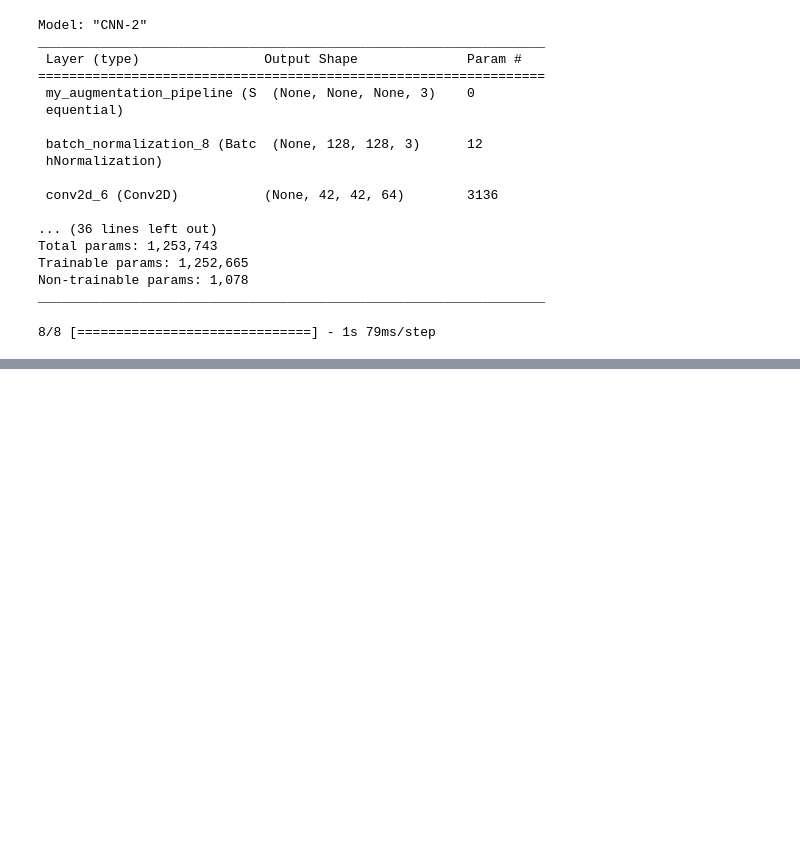
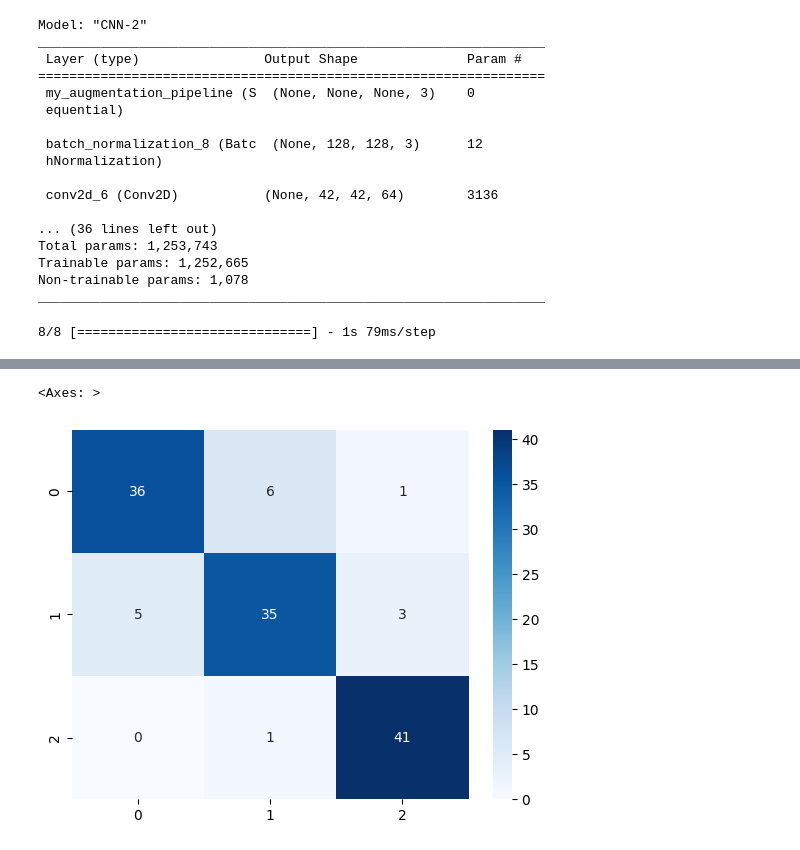
Before and after one commit to iryna-savchuk/DL_project, a Jupyter notebook: confusion_matrix.ipynb, the cells around one changed output, grey strips where cells are left out. Saved outputs shown, nothing was run; the diff lists cells and outputs as text; code cells hidden in the pictures; blank space fills up the shorter version.

```diff
--- a/confusion_matrix.ipynb
+++ b/confusion_matrix.ipynb
@@ -128,0 +202,7 @@ sea.heatmap(result, annot=True, cmap = 'Blues')
+# %%
+# Creating Confusion Matrix
+cf_matrix = confusion_matrix(true, test_pred)
+sea.heatmap(cf_matrix, annot=True, cmap = 'Blues')
+# %% [output]
+<Axes: >
+[figure, added]
```
Also changed, not shown: parts of 14 cells of this notebook.
